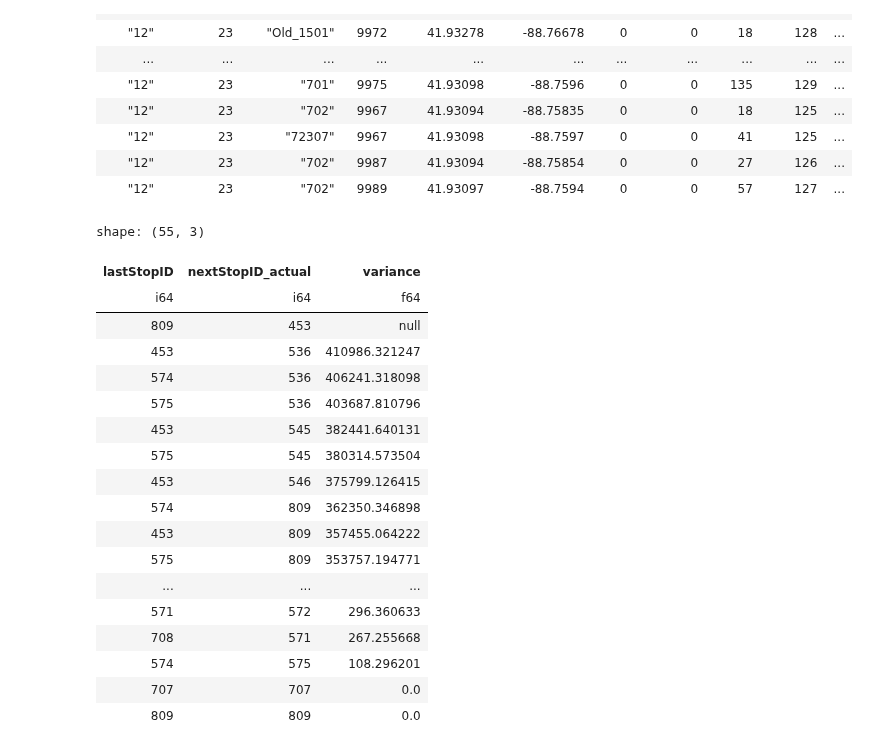
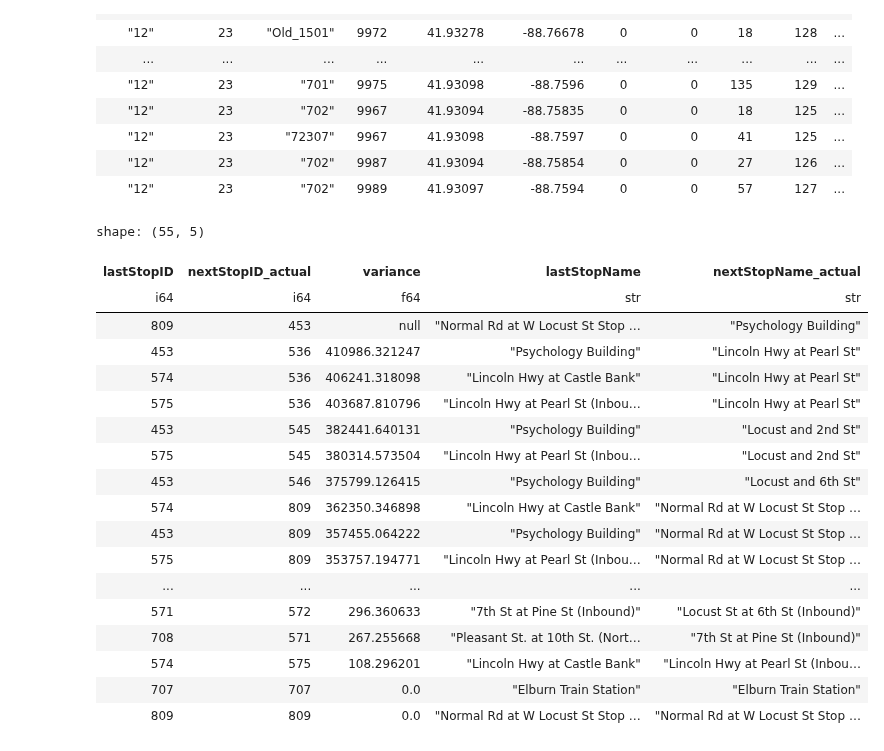
Before and after one commit to shaivilp/Research-Rookies, a Jupyter notebook: dekalb_bus/machine_learning/high_variance_calcuation.ipynb, the cells around one changed output. Drawn from its saved outputs; the diff is of its cells as text; code cells hidden in the pictures.

```diff
--- a/dekalb_bus/machine_learning/high_variance_calcuation.ipynb
+++ b/dekalb_bus/machine_learning/high_variance_calcuation.ipynb
@@ -83,29 +85,31 @@ shape: (16_948, 85)
 # %%
 twelve_ariance_df = (
     twelve_data
     .group_by(["lastStopID", "nextStopID_actual"])
     .agg([
-        pl.col("eta_seconds").var().alias("variance")
+        pl.col("eta_seconds").var().alias("variance"),
+        pl.col("lastStopName").first(),
+        pl.col("nextStopName_actual").first()
     ])
     .sort("variance", descending=True)
 )
 # %% [output]
-shape: (55, 3)
+shape: (55, 5)
-| lastStopID | nextStopID_actual | variance |
-| i64 | i64 | f64 |
-| 809 | 453 | null |
-| 453 | 536 | 410986.321247 |
-| 574 | 536 | 406241.318098 |
-| 575 | 536 | 403687.810796 |
-| 453 | 545 | 382441.640131 |
-| 575 | 545 | 380314.573504 |
-| 453 | 546 | 375799.126415 |
-| 574 | 809 | 362350.346898 |
-| 453 | 809 | 357455.064222 |
-| 575 | 809 | 353757.194771 |
-| ... | ... | ... |
-| 571 | 572 | 296.360633 |
-| 708 | 571 | 267.255668 |
-| 574 | 575 | 108.296201 |
-| 707 | 707 | 0.0 |
-| 809 | 809 | 0.0 |
+| lastStopID | nextStopID_actual | variance | lastStopName | nextStopName_actual |
+| i64 | i64 | f64 | str | str |
+| 809 | 453 | null | "Normal Rd at W Locust St Stop … | "Psychology Building" |
+| 453 | 536 | 410986.321247 | "Psychology Building" | "Lincoln Hwy at Pearl St" |
+| 574 | 536 | 406241.318098 | "Lincoln Hwy at Castle Bank" | "Lincoln Hwy at Pearl St" |
+| 575 | 536 | 403687.810796 | "Lincoln Hwy at Pearl St (Inbou… | "Lincoln Hwy at Pearl St" |
+| 453 | 545 | 382441.640131 | "Psychology Building" | "Locust and 2nd St" |
+| 575 | 545 | 380314.573504 | "Lincoln Hwy at Pearl St (Inbou… | "Locust and 2nd St" |
+| 453 | 546 | 375799.126415 | "Psychology Building" | "Locust and 6th St" |
+| 574 | 809 | 362350.346898 | "Lincoln Hwy at Castle Bank" | "Normal Rd at W Locust St Stop … |
+| 453 | 809 | 357455.064222 | "Psychology Building" | "Normal Rd at W Locust St Stop … |
+| 575 | 809 | 353757.194771 | "Lincoln Hwy at Pearl St (Inbou… | "Normal Rd at W Locust St Stop … |
+| ... | ... | ... | ... | ... |
+| 571 | 572 | 296.360633 | "7th St at Pine St (Inbound)" | "Locust St at 6th St (Inbound)" |
+| 708 | 571 | 267.255668 | "Pleasant St. at 10th St. (Nort… | "7th St at Pine St (Inbound)" |
+| 574 | 575 | 108.296201 | "Lincoln Hwy at Castle Bank" | "Lincoln Hwy at Pearl St (Inbou… |
+| 707 | 707 | 0.0 | "Elburn Train Station" | "Elburn Train Station" |
+| 809 | 809 | 0.0 | "Normal Rd at W Locust St Stop … | "Normal Rd at W Locust St Stop … |
```
Also changed, not shown: parts of 1 cell of this notebook, 2 other files.
